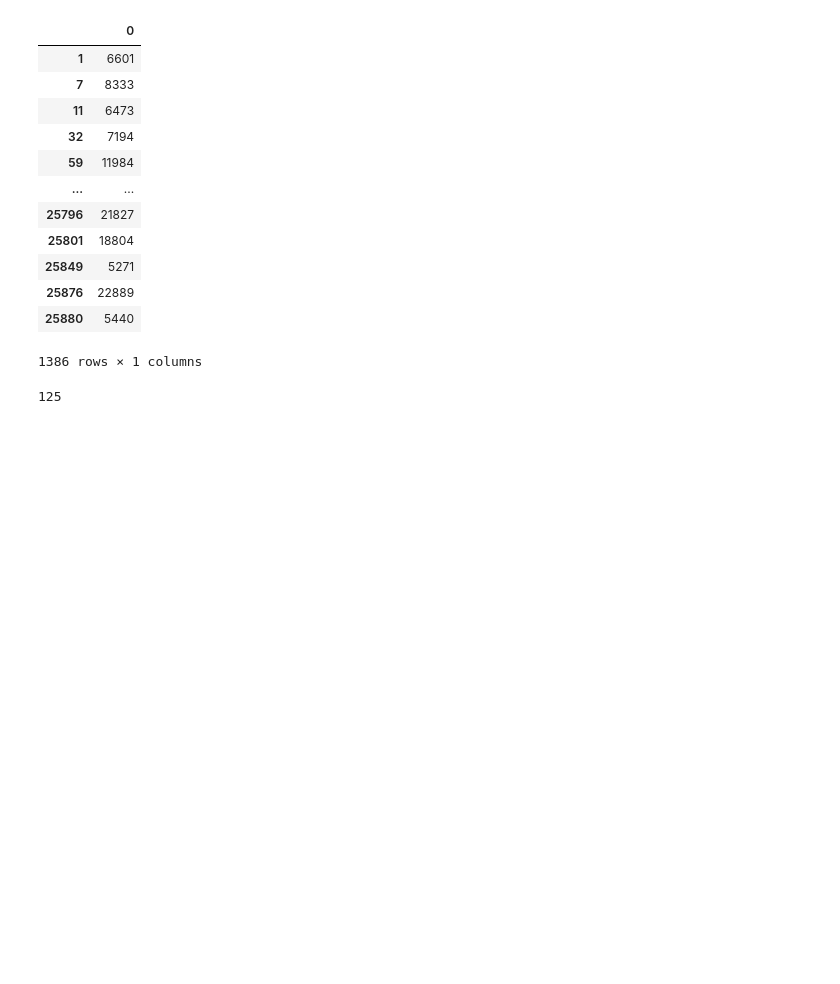
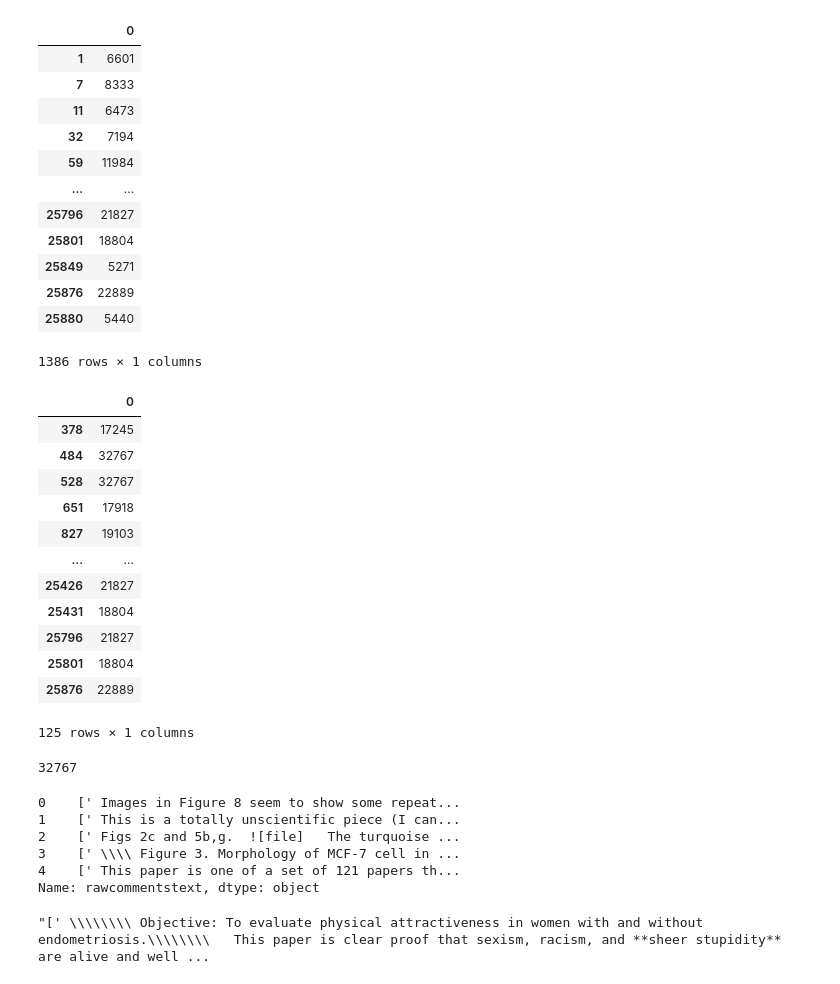
Before and after one commit to Junital/PaperRiskDetection, a Jupyter notebook: draw/review_length_hist.ipynb, the cells around one changed output. Saved outputs shown, nothing was run; the diff lists cells and outputs as text; code cells hidden in the pictures; blank space fills up the shorter version.

```diff
--- a/draw/review_length_hist.ipynb
+++ b/draw/review_length_hist.ipynb
@@ -61,5 +61,35 @@ lens[lens[0] > 5000]
 1386 rows × 1 columns
 # %%
 len(lens[lens[0] > 16000])
+lens[lens[0] > 16000]
 # %% [output]
+|  | 0 |
+| 378 | 17245 |
+| 484 | 32767 |
+| 528 | 32767 |
+| 651 | 17918 |
+| 827 | 19103 |
+| ... | ... |
+| 25426 | 21827 |
+| 25431 | 18804 |
+| 25796 | 21827 |
+| 25801 | 18804 |
+| 25876 | 22889 |
-125
+125 rows × 1 columns
+# %%
+print(lens[0][528])
+# %% [output]
+32767
+# %%
+reviews.head()
+# %% [output]
+0    [' Images in Figure 8 seem to show some repeat...
+1    [' This is a totally unscientific piece (I can...
+2    [' Figs 2c and 5b,g.  ![file]   The turquoise ...
+3    [' \\\\ Figure 3. Morphology of MCF-7 cell in ...
+4    [' This paper is one of a set of 121 papers th...
+Name: rawcommentstext, dtype: object
+# %%
+reviews[528]
+# %% [output]
+"[' \\\\\\\\ Objective: To evaluate physical attractiveness in women with and without endometriosis.\\\\\\\\   This paper is clear proof that sexism, racism, and **sheer stupidity** are alive and well ...
```
Also changed, not shown: 3 other files.
